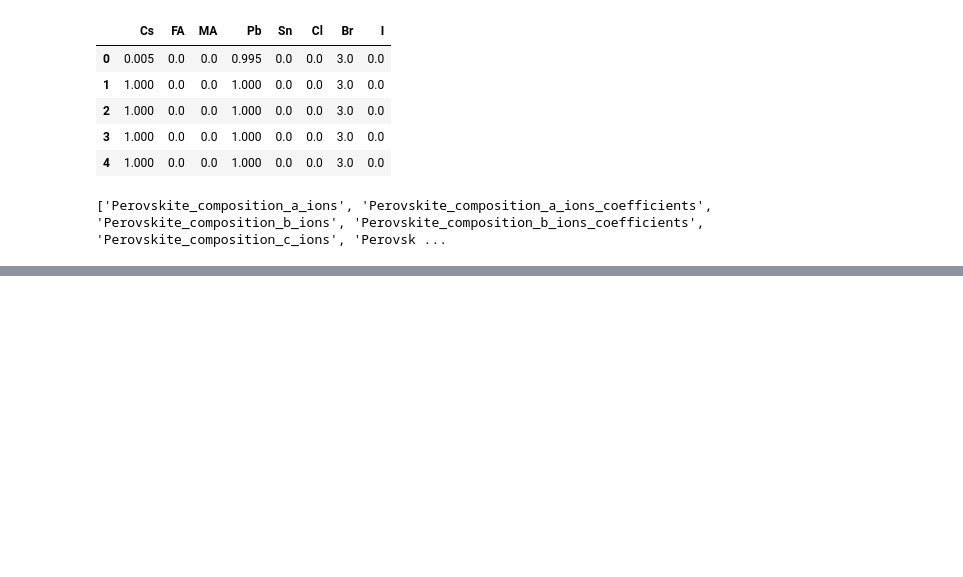
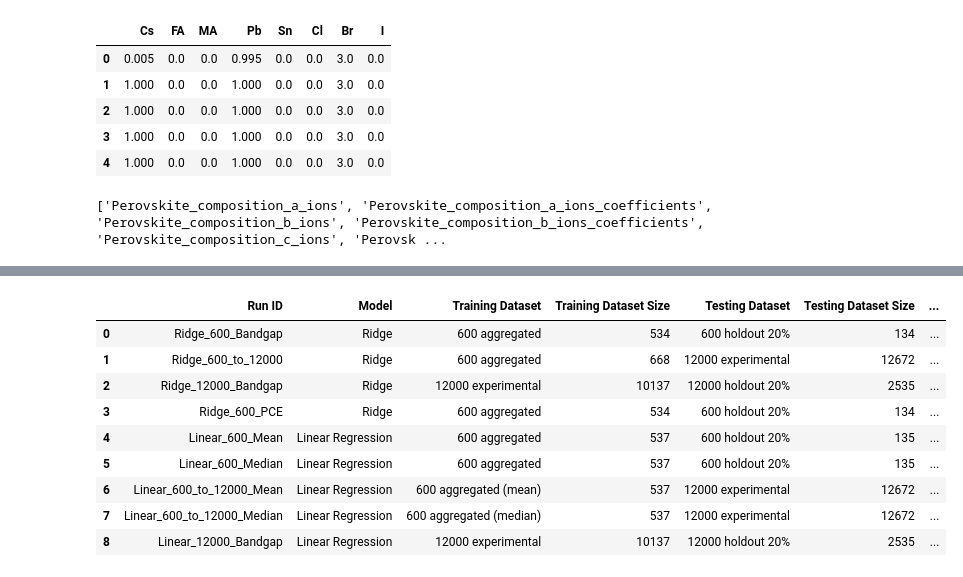
Before and after one commit to drcgreenland/PerovskiteMLproject_2627, a Jupyter notebook: Linear_Regression1-Arun.ipynb, the cells around one changed output, grey strips where cells are left out. Saved outputs shown, nothing was run; the diff lists cells and outputs as text; code cells hidden in the pictures; blank space fills up the shorter version.

```diff
--- a/Linear_Regression1-Arun.ipynb
+++ b/Linear_Regression1-Arun.ipynb
@@ -605,0 +686,70 @@ plt.show()
+# %%
+
+save_results([
+    {
+        "Run_ID": "Linear_600_Mean",
+        "Researcher": "Arun",
+        "Model": "Linear Regression",
+        "Target": "Band gap (mean)",
+        "Training_Dataset": "600 aggregated",
+        "Testing_Dataset": "600 holdout 20%",
+        "Training_Samples": len(x_train),
+        "Testing_Samples": len(x_test),
+        "Hyperparameter": None,
+        "Test_RMSE": rmse_mean,
+        "Test_R2": r2_mean
+    },
+    {
+        "Run_ID": "Linear_600_Median",
+        "Researcher": "Arun",
+        "Model": "Linear Regression",
+        "Target": "Band gap (median)",
+        "Training_Dataset": "600 aggregated",
+        "Testing_Dataset": "600 holdout 20%",
+        "Training_Samples": len(x_train),
+        "Testing_Samples": len(x_test),
+        "Hyperparameter": None,
+        "Test_RMSE": rmse_median,
+        "Test_R2": r2_median
+    },
+    {
+        "Run_ID": "Linear_600_to_12000_Mean",
+        "Researcher": "Arun",
+        "Model": "Linear Regression",
+        "Target": "Band gap",
+        "Training_Dataset": "600 aggregated (mean)",
+        "Testing_Dataset": "12000 experimental",
+        "Training_Samples": len(x_train),
+        "Testing_Samples": len(x_12000),
+        "Hyperparameter": None,
+        "Test_RMSE": rmse_12000_mean,
+        "Test_R2": r2_12000_mean
+    },
+    {
+        "Run_ID": "Linear_600_to_12000_Median",
+        "Researcher": "Arun",
+        "Model": "Linear Regression",
+        "Target": "Band gap",
+        "Training_Dataset": "600 aggregated (median)",
+        "Testing_Dataset": "12000 experimental",
+        "Training_Samples": len(x_train),
+        "Testing_Samples": len(x_12000),
+        "Hyperparameter": None,
+        "Test_RMSE": rmse_12000_median,
+        "Test_R2": r2_12000_median
+    },
+    {
+        "Run_ID": "Linear_12000_Bandgap",
+        "Researcher": "Arun",
+        "Model": "Linear Regression",
+        "Target": "Band gap",
+        "Training_Dataset": "12000 experimental",
+        "Testing_Dataset": "12000 holdout 20%",
+        "Training_Samples": len(x_tt12000_train),
+        "Testing_Samples": len(x_tt12000_test),
+        "Hyperparameter": None,
+        "Test_RMSE": rmse_tt12000,
+        "Test_R2": r2_tt12000
+    }
+])
+# %% [output]
@@ -605,0 +758,10 @@ plt.show()
+|  | Run ID | Model | Training Dataset | Training Dataset Size | Testing Dataset | Testing Dataset Size | ... |
+| 0 | Ridge_600_Bandgap | Ridge | 600 aggregated | 534 | 600 holdout 20% | 134 | ... |
+| 1 | Ridge_600_to_12000 | Ridge | 600 aggregated | 668 | 12000 experimental | 12672 | ... |
+| 2 | Ridge_12000_Bandgap | Ridge | 12000 experimental | 10137 | 12000 holdout 20% | 2535 | ... |
+| 3 | Ridge_600_PCE | Ridge | 600 aggregated | 534 | 600 holdout 20% | 134 | ... |
+| 4 | Linear_600_Mean | Linear Regression | 600 aggregated | 537 | 600 holdout 20% | 135 | ... |
+| 5 | Linear_600_Median | Linear Regression | 600 aggregated | 537 | 600 holdout 20% | 135 | ... |
+| 6 | Linear_600_to_12000_Mean | Linear Regression | 600 aggregated (mean) | 537 | 12000 experimental | 12672 | ... |
+| 7 | Linear_600_to_12000_Median | Linear Regression | 600 aggregated (median) | 537 | 12000 experimental | 12672 | ... |
+| 8 | Linear_12000_Bandgap | Linear Regression | 12000 experimental | 10137 | 12000 holdout 20% | 2535 | ... |
```
Also changed, not shown: parts of 7 cells of this notebook, 6 other files.
